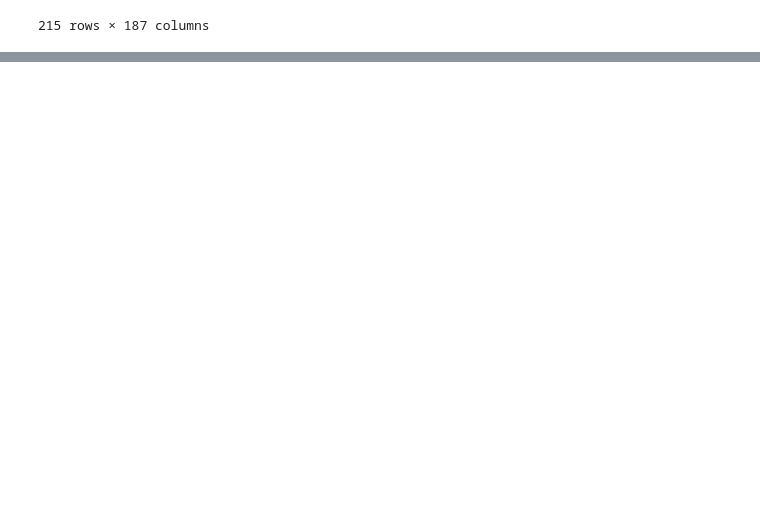
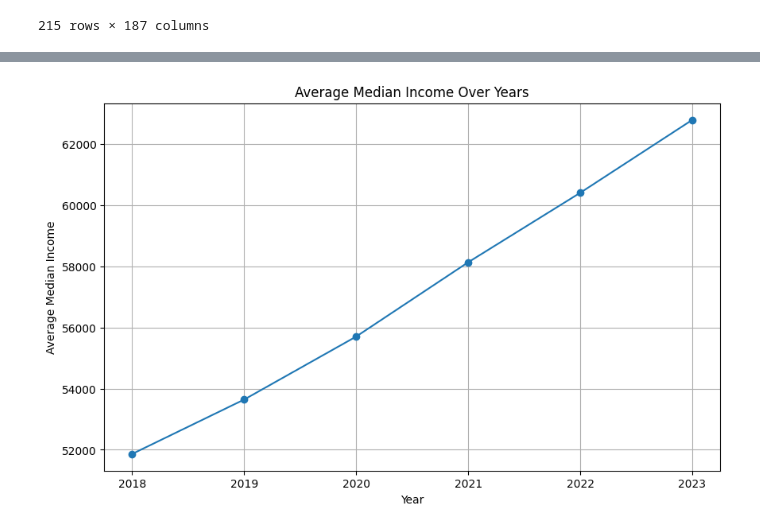
Before and after one commit to MAST30034-AppliedDataScience/project-2-group-real-estate-hexosergeantchelelebratebonitz, a Jupyter notebook: notebooks/Can/Modelling.ipynb, the cells around one changed output, grey strips where cells are left out. Cells and saved outputs as stored; diff of their text form; code cells hidden in the pictures; blank space fills up the shorter version.

```diff
--- a/notebooks/Can/Modelling.ipynb
+++ b/notebooks/Can/Modelling.ipynb
@@ -104,0 +156,20 @@ data
+# %%
+income_2018 = data['median_income_2018'].mean()
+income_2019 = data['median_income_2019'].mean()
+income_2020 = data['median_income_2020'].mean()
+income_2021 = data['median_income_2021'].mean()
+income_2022 = data['median_income_2022'].mean()
+income_2023 = data['median_income_2023'].mean()
+
+years = ['2018', '2019', '2020', '2021', '2022', '2023']
+incomes = [income_2018, income_2019, income_2020, income_2021, income_2022, income_2023]
+
+plt.figure(figsize=(10, 6))
+plt.plot(years, incomes, marker='o')
+plt.title('Average Median Income Over Years')
+plt.xlabel('Year')
+plt.ylabel('Average Median Income')
+plt.grid(True)
+plt.show()
+# %% [output]
+[figure, added]
```
Also changed, not shown: parts of 23 cells of this notebook, 1 other file.
